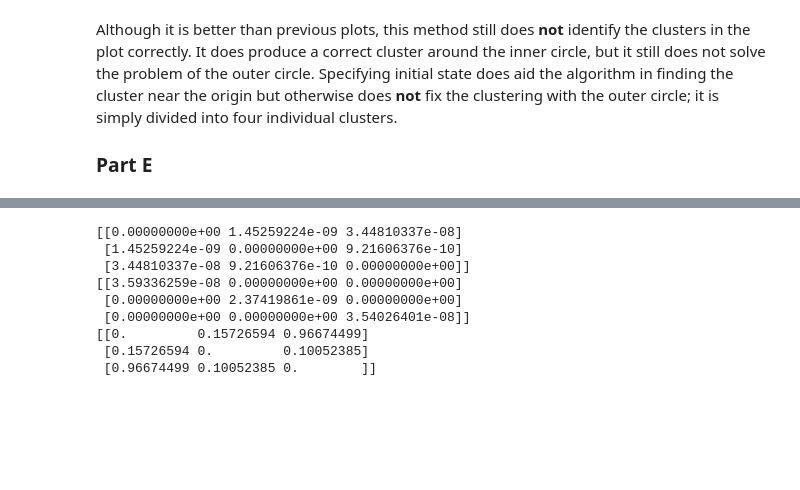
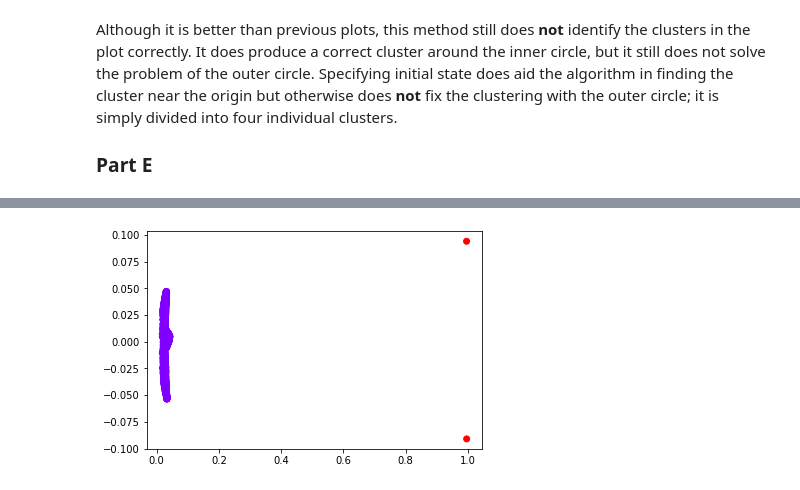
Before and after one commit to rickdgray/Advanced_Predictive_Models, a Jupyter notebook: Homework 10/H10Q1.ipynb, the cells around one changed output, grey strips where cells are left out. Drawn from its saved outputs; the diff is of its cells as text; code cells hidden in the pictures; blank space fills up the shorter version.

```diff
--- a/Homework 10/H10Q1.ipynb
+++ b/Homework 10/H10Q1.ipynb
@@ -93,44 +94,24 @@ plt.show()
 # %%
-def gaussian_kernel(x, y, sigma):
-    return np.exp(-np.linalg.norm(x - y) ** 2 / (2 * sigma ** 2))
-
-def set_diag_to_zero(m):
-    k = m.shape[0]
-    return np.multiply(m, np.abs(np.eye(k) - np.ones((k, k))))
+def gaussian_kernel(x, sigma):
+    return np.exp(-pairwise_distances(x, x) ** 2 / (2 * sigma ** 2))
 
 def get_top_k_eigenvectors(x, k):
     eigenvalues, eigenvectors = np.linalg.eig(x)
     eigenvectors = eigenvectors[:, np.argsort(eigenvalues)[::-1]]
     return eigenvectors[:, :k]
 
 def gaussian_spectral(x, k, sigma):
-    n = x.shape[0]
-    affinity = np.zeros((n, n))
-    for i in range(n):
-        for j in range(n):
-            affinity[i, j] = gaussian_kernel(x.iloc[i], x.iloc[j], sigma)
-    affinity = set_diag_to_zero(affinity)
-    degrees = np.zeros((n, n))
-    for i in range(n):
-        degrees[i, i] = np.sum(affinity[i, :])
-    laplacian = np.zeros((n, n))
-    for i in range(n):
-        laplacian[i, i] = 1 / np.sqrt(degrees[i, i])
-    laplacian = np.dot(laplacian, np.dot(affinity, laplacian))
+    affinity = gaussian_kernel(x, sigma)
+    affinity = affinity - np.diag(np.diag(affinity))
+    degrees = np.diag(np.sum(affinity, axis = 0) ** -0.5)
+    laplacian = degrees.dot(affinity).dot(degrees)
     y = get_top_k_eigenvectors(laplacian, k)
     for i in range(k):
         y[i, :] = y[i, :] / np.linalg.norm(y[i, :])
     kmeans = KMeans(n_clusters=k, random_state=0)
     kmeans.fit(y)
+    plt.scatter(y[:, 0], y[:, 1], c=kmeans.labels_, cmap='rainbow')
 
 gaussian_spectral(x, 2, 1.5)
 # %% [output]
-[[0.00000000e+00 1.45259224e-09 3.44810337e-08]
- [1.45259224e-09 0.00000000e+00 9.21606376e-10]
- [3.44810337e-08 9.21606376e-10 0.00000000e+00]]
-[[3.59336259e-08 0.00000000e+00 0.00000000e+00]
- [0.00000000e+00 2.37419861e-09 0.00000000e+00]
- [0.00000000e+00 0.00000000e+00 3.54026401e-08]]
-[[0.         0.15726594 0.96674499]
- [0.15726594 0.         0.10052385]
- [0.96674499 0.10052385 0.        ]]
+[figure, added]
```
Also changed, not shown: parts of 5 cells of this notebook.
